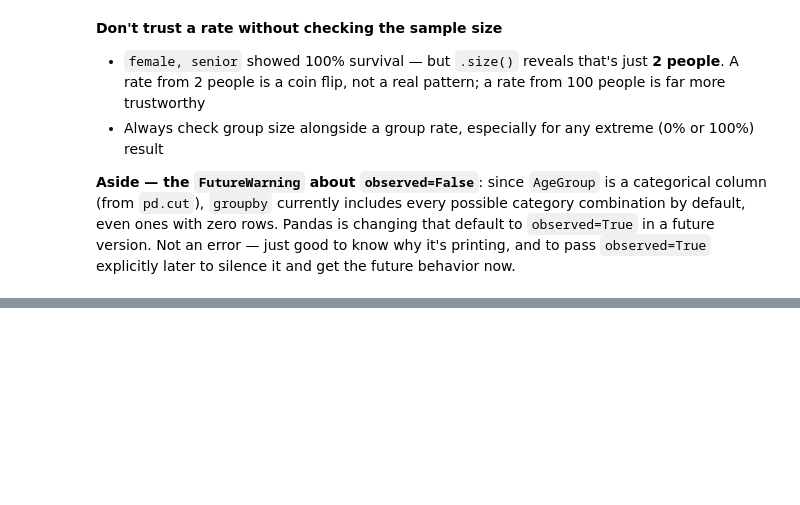
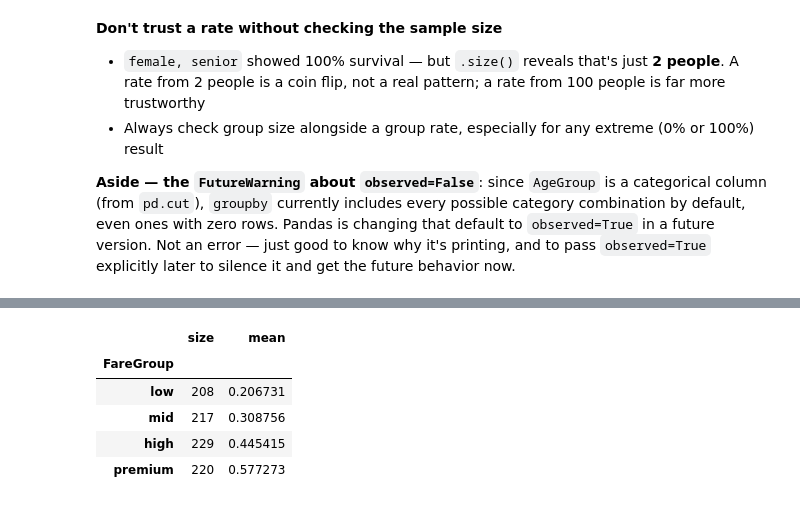
Before and after one commit to ryuismyu/Data-Journey, a Jupyter notebook: pandas_numpy_and_comprehensions.ipynb, the cells around one changed output, grey strips where cells are left out. Cells and saved outputs as stored; diff of their text form; code cells hidden in the pictures; blank space fills up the shorter version.

```diff
--- a/pandas_numpy_and_comprehensions.ipynb
+++ b/pandas_numpy_and_comprehensions.ipynb
@@ -557,0 +638,13 @@ to silence it and get the future behavior now.
+# %%
+bins = [0,7.9,14.45,31,512.33]
+labels = ['low','mid','high','premium']
+df_train['FareGroup'] = pd.cut(df_train['Fare'],bins = bins,labels=labels)
+
+df_train.groupby('FareGroup')['Survived'].agg(['size','mean'])
+# %% [output]
+|  | size | mean |
+| FareGroup |  |  |
+| low | 208 | 0.206731 |
+| mid | 217 | 0.308756 |
+| high | 229 | 0.445415 |
+| premium | 220 | 0.577273 |
```
Also changed, not shown: parts of 16 cells of this notebook, 1 other file.
